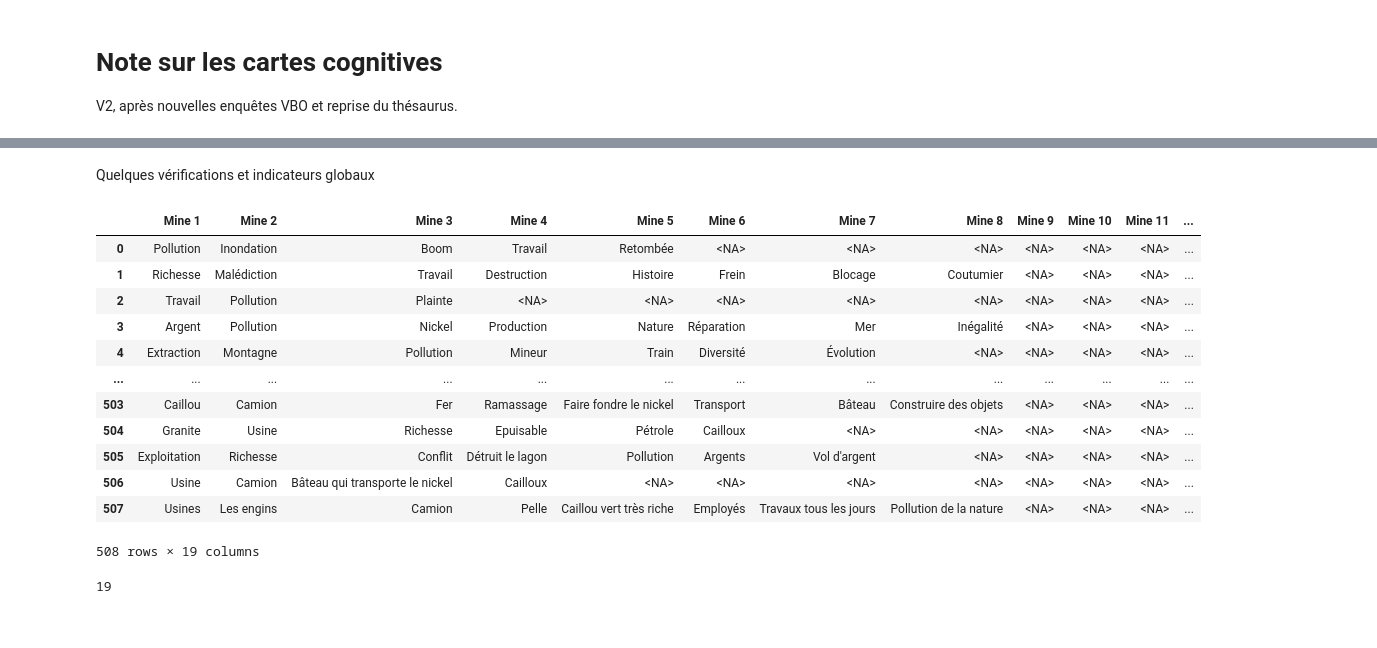
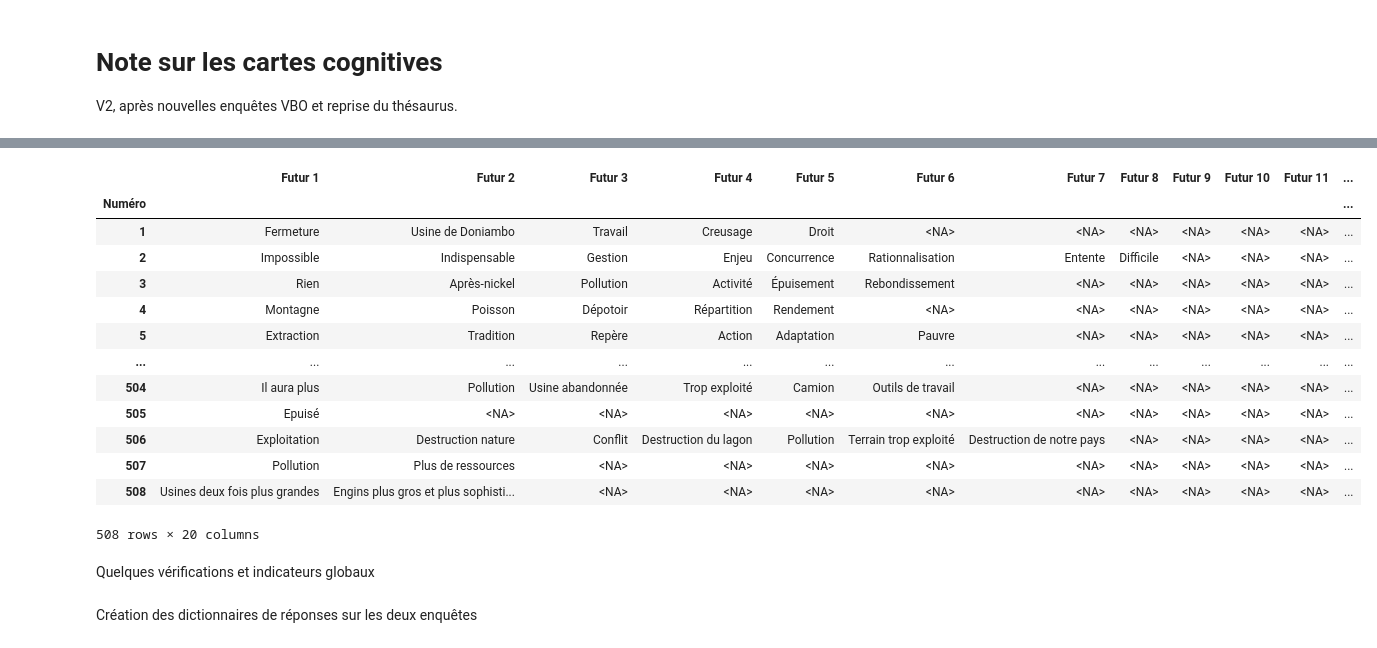
Before and after one commit to romulusFR/cnrt_cartes_cog, a Jupyter notebook: cogmaps_v2/exploration.ipynb, the cells around one changed output, grey strips where cells are left out. Drawn from its saved outputs; the diff is of its cells as text; code cells hidden in the pictures.

```diff
--- a/cogmaps_v2/exploration.ipynb
+++ b/cogmaps_v2/exploration.ipynb
@@ -62,2 +122,19 @@ Index(['Date', 'Commune d’enquête', 'Collecte directe', 'Numéro ',
+# %%
+display(df_futur)
+# %% [output]
+|  | Futur 1 | Futur 2 | Futur 3 | Futur 4 | Futur 5 | Futur 6 | Futur 7 | Futur 8 | Futur 9 | Futur 10 | Futur 11 | ... |
+| Numéro |  |  |  |  |  |  |  |  |  |  |  | ... |
+| 1 | Fermeture | Usine de Doniambo | Travail | Creusage | Droit | <NA> | <NA> | <NA> | <NA> | <NA> | <NA> | ... |
+| 2 | Impossible | Indispensable | Gestion | Enjeu | Concurrence | Rationnalisation | Entente | Difficile | <NA> | <NA> | <NA> | ... |
+| 3 | Rien | Après-nickel | Pollution | Activité | Épuisement | Rebondissement | <NA> | <NA> | <NA> | <NA> | <NA> | ... |
+| 4 | Montagne | Poisson | Dépotoir | Répartition | Rendement | <NA> | <NA> | <NA> | <NA> | <NA> | <NA> | ... |
+| 5 | Extraction | Tradition | Repère | Action | Adaptation | Pauvre | <NA> | <NA> | <NA> | <NA> | <NA> | ... |
+| ... | ... | ... | ... | ... | ... | ... | ... | ... | ... | ... | ... | ... |
+| 504 | Il aura plus | Pollution | Usine abandonnée | Trop exploité | Camion | Outils de travail | <NA> | <NA> | <NA> | <NA> | <NA> | ... |
+| 505 | Epuisé | <NA> | <NA> | <NA> | <NA> | <NA> | <NA> | <NA> | <NA> | <NA> | <NA> | ... |
+| 506 | Exploitation | Destruction nature | Conflit | Destruction du lagon | Pollution | Terrain trop exploité | Destruction de notre pays | <NA> | <NA> | <NA> | <NA> | ... |
+| 507 | Pollution | Plus de ressources | <NA> | <NA> | <NA> | <NA> | <NA> | <NA> | <NA> | <NA> | <NA> | ... |
+| 508 | Usines deux fois plus grandes | Engins plus gros et plus sophisti... | <NA> | <NA> | <NA> | <NA> | <NA> | <NA> | <NA> | <NA> | <NA> | ... |
+508 rows × 20 columns
 # %% [markdown]
 Quelques vérifications et indicateurs globaux
@@ -70,18 +140,0 @@ print(
-# %%
-
-df_mine = df[mine_cols].astype("string")
-display(df_mine)
-# %% [output]
-|  | Mine 1 | Mine 2 | Mine 3 | Mine 4 | Mine 5 | Mine 6 | Mine 7 | Mine 8 | Mine 9 | Mine 10 | Mine 11 | ... |
-| 0 | Pollution | Inondation | Boom | Travail | Retombée | <NA> | <NA> | <NA> | <NA> | <NA> | <NA> | ... |
-| 1 | Richesse | Malédiction | Travail | Destruction | Histoire | Frein | Blocage | Coutumier | <NA> | <NA> | <NA> | ... |
-| 2 | Travail | Pollution | Plainte | <NA> | <NA> | <NA> | <NA> | <NA> | <NA> | <NA> | <NA> | ... |
-| 3 | Argent | Pollution | Nickel | Production | Nature | Réparation | Mer | Inégalité | <NA> | <NA> | <NA> | ... |
-| 4 | Extraction | Montagne | Pollution | Mineur | Train | Diversité | Évolution | <NA> | <NA> | <NA> | <NA> | ... |
-| ... | ... | ... | ... | ... | ... | ... | ... | ... | ... | ... | ... | ... |
-| 503 | Caillou | Camion | Fer | Ramassage | Faire fondre le nickel | Transport | Bâteau | Construire des objets | <NA> | <NA> | <NA> | ... |
-| 504 | Granite | Usine | Richesse | Epuisable | Pétrole | Cailloux | <NA> | <NA> | <NA> | <NA> | <NA> | ... |
-| 505 | Exploitation | Richesse | Conflit | Détruit le lagon | Pollution | Argents | Vol d'argent | <NA> | <NA> | <NA> | <NA> | ... |
-| 506 | Usine | Camion | Bâteau qui transporte le nickel | Cailloux | <NA> | <NA> | <NA> | <NA> | <NA> | <NA> | <NA> | ... |
-| 507 | Usines | Les engins | Camion | Pelle | Caillou vert très riche | Employés | Travaux tous les jours | Pollution de la nature | <NA> | <NA> | <NA> | ... |
-508 rows × 19 columns
@@ -90,4 +141,2 @@ dict_mine = {idx:[val.lower().strip() for val in vals.dropna().tolist()] for idx
-# %%
-max([len(val) for idx, val in dict_mine.items()])
-# %% [output]
-19
+# %% [markdown]
+Création des dictionnaires de réponses sur les deux enquêtes
```
Also changed, not shown: parts of 22 cells of this notebook, 1 other file.
